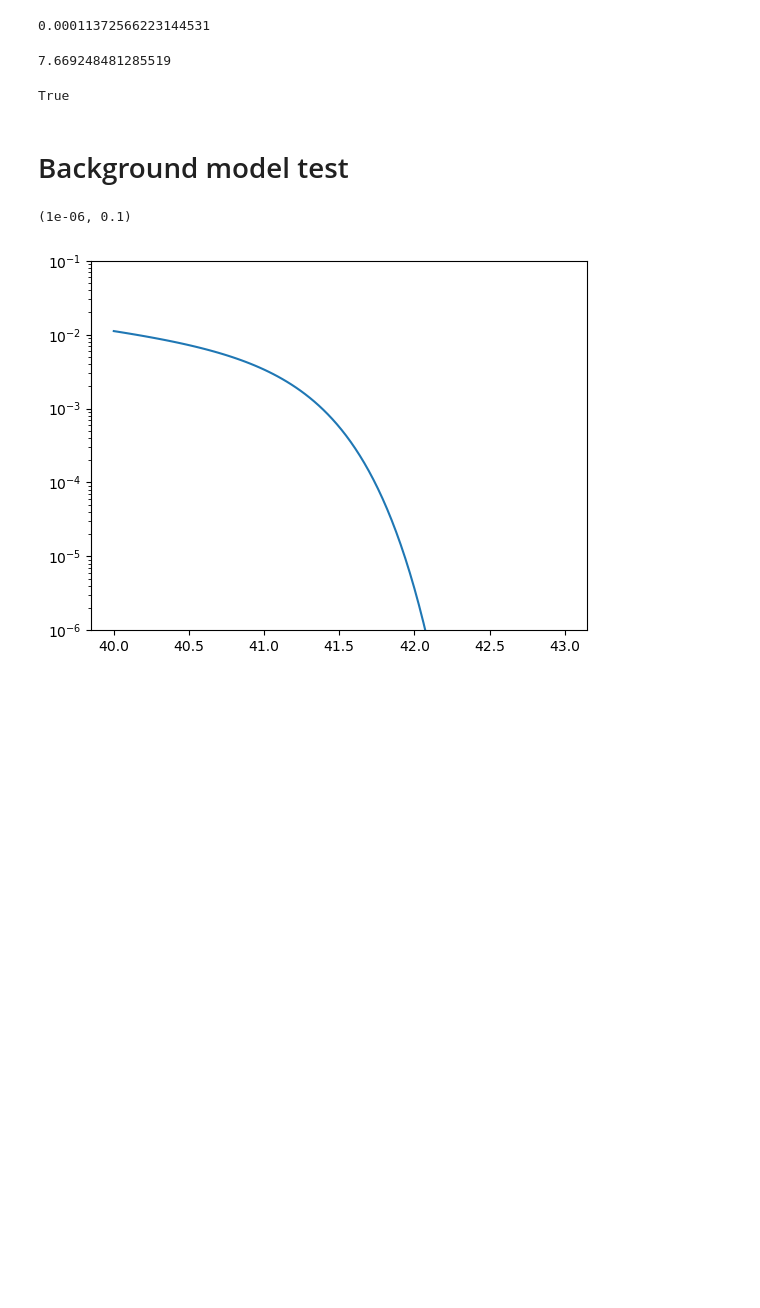
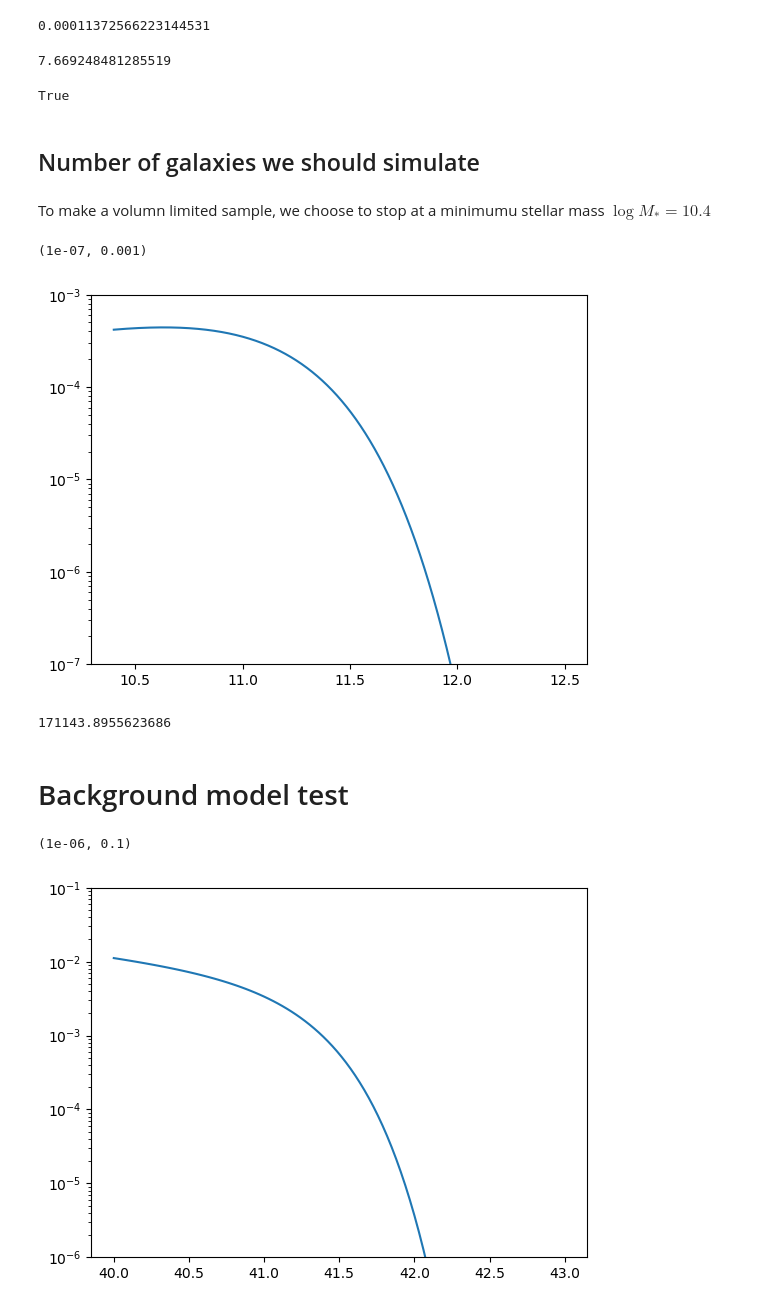
Before and after one commit to RookieinDongChuanRoad/4MOST_lensing_prediction, a Jupyter notebook: test_notebook/test_galaxy_model.ipynb, the cells around one changed output. Saved outputs shown, nothing was run; the diff lists cells and outputs as text; code cells hidden in the pictures; blank space fills up the shorter version.

```diff
--- a/test_galaxy_model.ipynb
+++ b/test_notebook/test_galaxy_model.ipynb
@@ -468,3 +468,19 @@ import os
 os.path.exists('./draw_foreground.py')
 # %% [output]
 True
+# %% [markdown]
+## Number of galaxies we should simulate
+# %% [markdown]
+To make a volumn limited sample, we choose to stop at a minimumu stellar mass $\log M_* = 10.4$
+# %%
+from foreground_model import SMF_Driver_ETGs
+import astropy.units as u
+smf = SMF_Driver_ETGs()
+logMstar_array = np.linspace(10.4,12.5,10000)
+n_comoving = smf.PDF(logMstar_array)
+plt.plot(logMstar_array, n_comoving)
+plt.yscale('log')
+plt.ylim(1e-7,1e-3)
+# %% [output]
+(1e-07, 0.001)
+[figure, added]
@@ -471,3 +492,7 @@ True
+# %%
+num_to_simulate
+# %% [output]
+171143.8955623686
 # %% [markdown]
 # Background model test
 # %%
```
Also changed, not shown: parts of 5 cells of this notebook, 19 other files.
